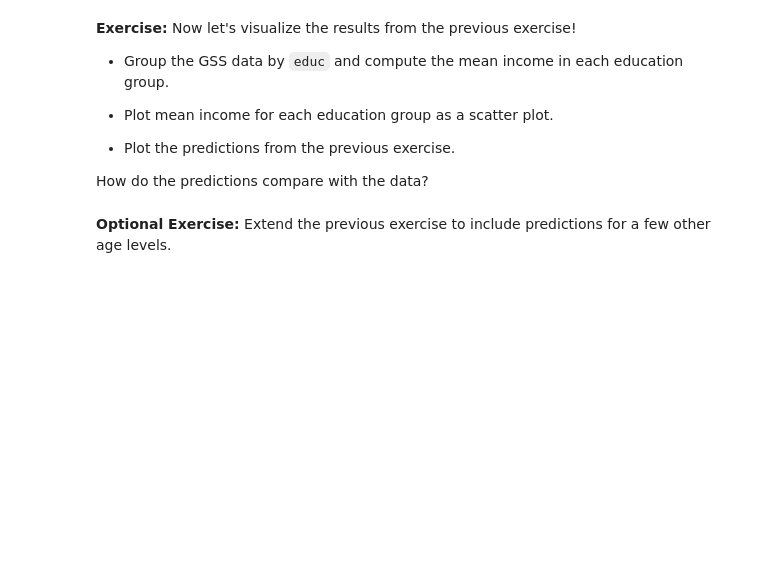
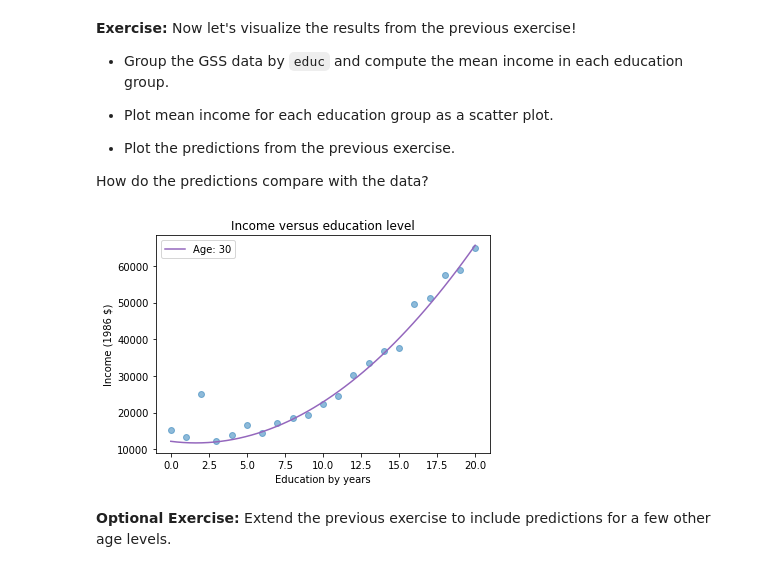
Before and after one commit to jespinozallanos/Elements_of_DS, a Jupyter notebook: Copy_of_10_regression.ipynb, the cells around one changed output. Drawn from its saved outputs; the diff is of its cells as text; code cells hidden in the pictures; blank space fills up the shorter version.

```diff
--- a/Copy_of_10_regression.ipynb
+++ b/Copy_of_10_regression.ipynb
@@ -417,5 +421,13 @@ Let's see what it predicts for different levels of education, holding `age` cons
 - Add a variable named `age` with the constant value `30`.
 
 - Use `df` to generate predicted income as a function of education.
+# %%
+# Solution goes here
+df = pd.DataFrame()
+df['educ'] = np.linspace(0, 20)
+df['age'] = 30
+df['age2'] = df['age']**2
+df['educ2'] = df['educ']**2
 # %%
 # Solution goes here
+pred30 = results.predict(df)
@@ -435,0 +444,14 @@ How do the predictions compare with the data?
+# %%
+# Solution goes here
+grouped = gss.groupby('educ')
+mean_income_by_educ = grouped['realinc'].mean()
+
+plt.plot(mean_income_by_educ, 'o', alpha=0.5)
+plt.plot(df['educ'], pred30, label='Age: 30', color='C4')
+
+plt.xlabel('Education by years')
+plt.ylabel('Income (1986 $)')
+plt.title('Income versus education level')
+plt.legend();
+# %% [output]
+[figure, added]
```
Also changed, not shown: parts of 37 cells of this notebook.
